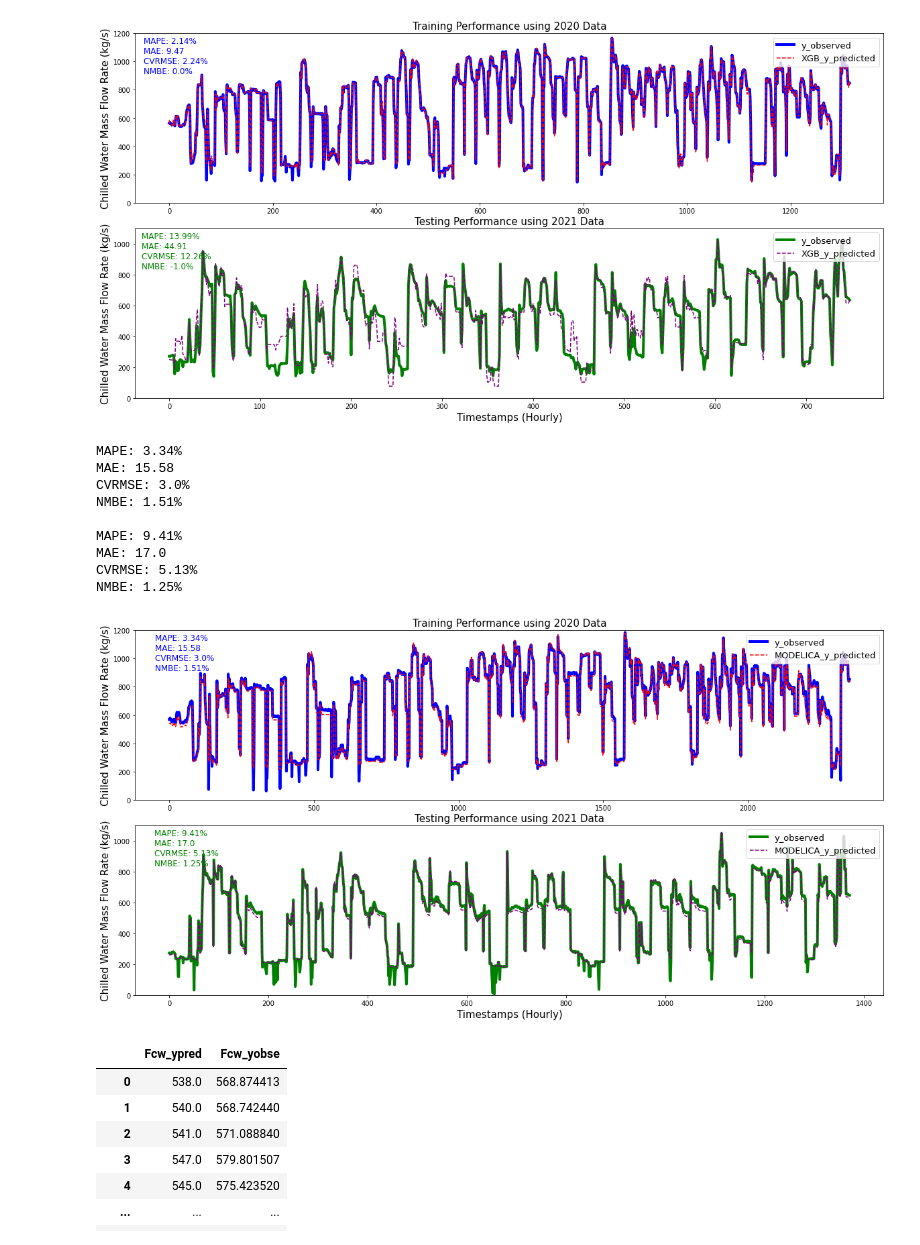
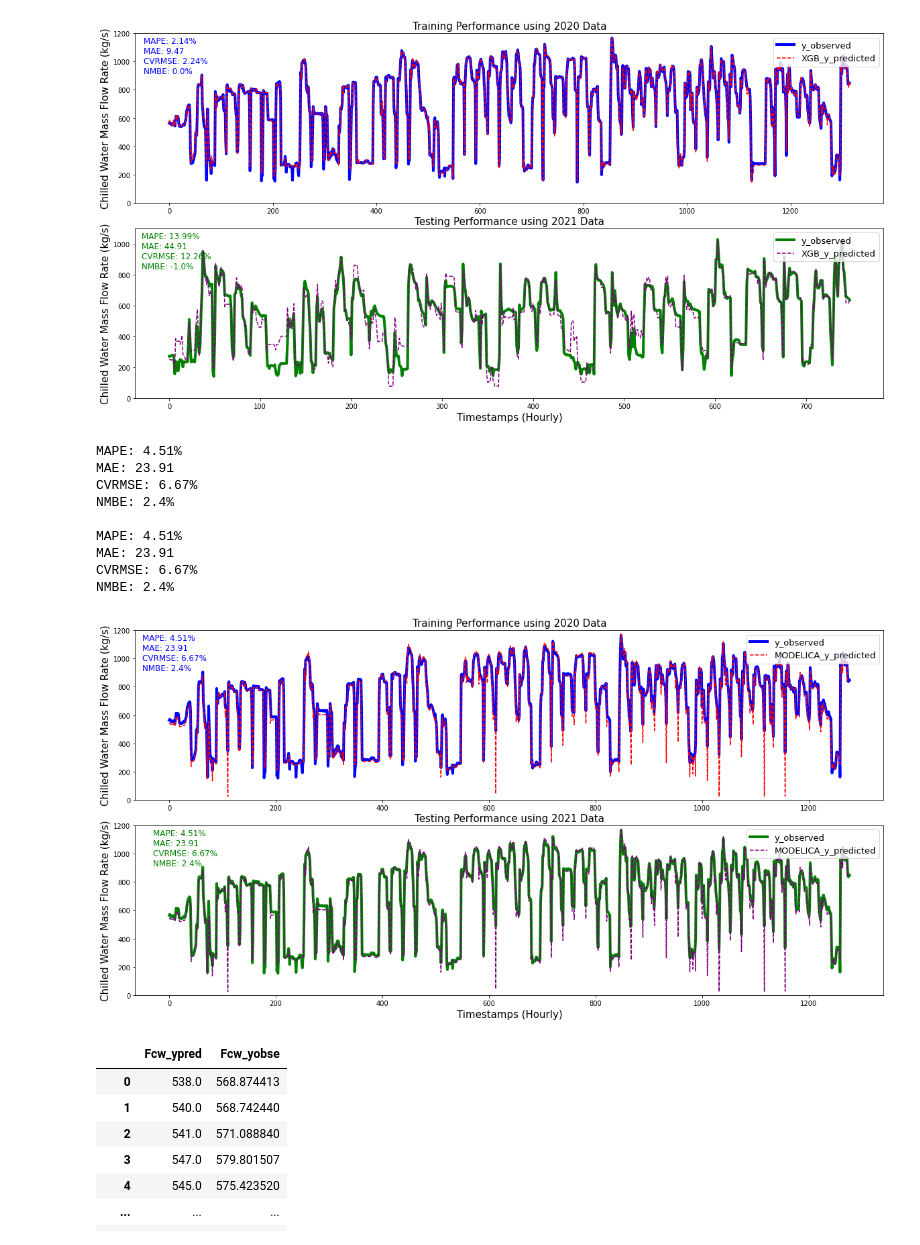
Before and after one commit to zhangzhizza/HydraulicCalibration, a Jupyter notebook: projects/nb_vw_2/datadriven/result_processing.ipynb, the cells around one changed output. Saved outputs shown, nothing was run; the diff lists cells and outputs as text; code cells hidden in the pictures.

Commit message:
remove error data

```diff
--- a/projects/nb_vw_2/datadriven/result_processing.ipynb
+++ b/projects/nb_vw_2/datadriven/result_processing.ipynb
@@ -159,32 +159,32 @@ NMBE: -1.0%
 [figure]
 # %%
 mo_train_df_pred = pd.read_csv('../cali_exp_4/run_1699339352.8566556/calibrated_model/sim_res_cali.csv')
-mo_train_df_obse = pd.read_csv('../2020P2_calibration_data_30m.csv')
+mo_train_df_obse = pd.read_csv('../2020P2_calibration_data_60m.csv')
 mo_train_df = pd.DataFrame()
 mo_train_df['Fcw_ypred'] = mo_train_df_pred['Fcw_ypred'].values
 mo_train_df['Fcw_yobse'] = mo_train_df_obse['NB2_S_x_NYZ_x_x_Fcw_x'].values
 mo_train_df = mo_train_df.loc[mo_train_df['Fcw_yobse']>0]
 
-mo_test_df_pred = pd.read_csv('../cali_exp_4/run_1699339352.8566556/calibrated_model/sim_res_test.csv')
-mo_test_df_obse = pd.read_csv('../2021P2_calibration_data_30m.csv')
-mo_test_df = pd.DataFrame()
-mo_test_df['Fcw_ypred'] = mo_test_df_pred['Fcw_ypred'].values
-mo_test_df['Fcw_yobse'] = mo_test_df_obse['NB2_S_x_NYZ_x_x_Fcw_x'].values
-mo_test_df = mo_test_df.loc[mo_test_df['Fcw_yobse']>0]
+#mo_test_df_pred = pd.read_csv('../cali_exp_4/run_1699339352.8566556/calibrated_model/sim_res_test.csv')
+#mo_test_df_obse = pd.read_csv('../2021P2_calibration_data_30m.csv')
+#mo_test_df = pd.DataFrame()
+#mo_test_df['Fcw_ypred'] = mo_test_df_pred['Fcw_ypred'].values
+#mo_test_df['Fcw_yobse'] = mo_test_df_obse['NB2_S_x_NYZ_x_x_Fcw_x'].values
+#mo_test_df = mo_test_df.loc[mo_test_df['Fcw_yobse']>0]
 
 
-draw_line_plot(mo_train_df, mo_test_df, method_name = 'MODELICA')
+draw_line_plot(mo_train_df, mo_train_df, method_name = 'MODELICA')
 # %% [output]
-MAPE: 3.34%
-MAE: 15.58
-CVRMSE: 3.0%
-NMBE: 1.51%
+MAPE: 4.51%
+MAE: 23.91
+CVRMSE: 6.67%
+NMBE: 2.4%
 
-MAPE: 9.41%
-MAE: 17.0
-CVRMSE: 5.13%
-NMBE: 1.25%
+MAPE: 4.51%
+MAE: 23.91
+CVRMSE: 6.67%
+NMBE: 2.4%
-[figure, old version]
+[figure, new version]
 # %%
 mo_train_df
 # %% [output]
```
Also changed, not shown: 3 other files.
